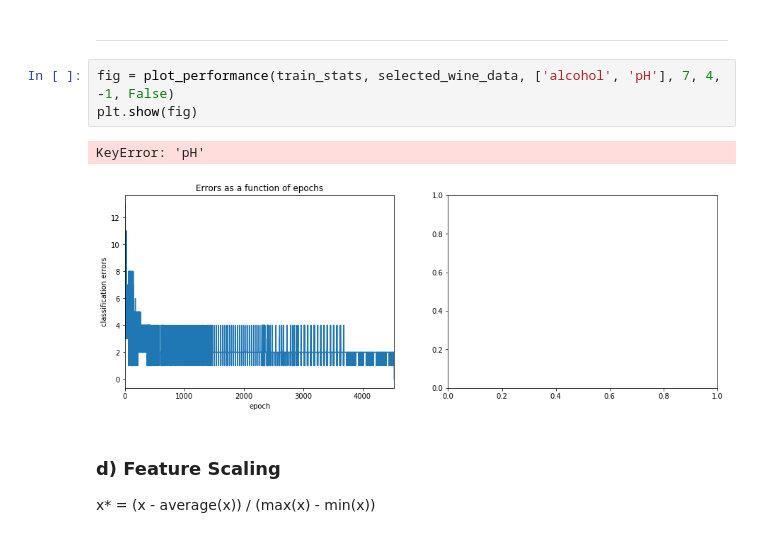
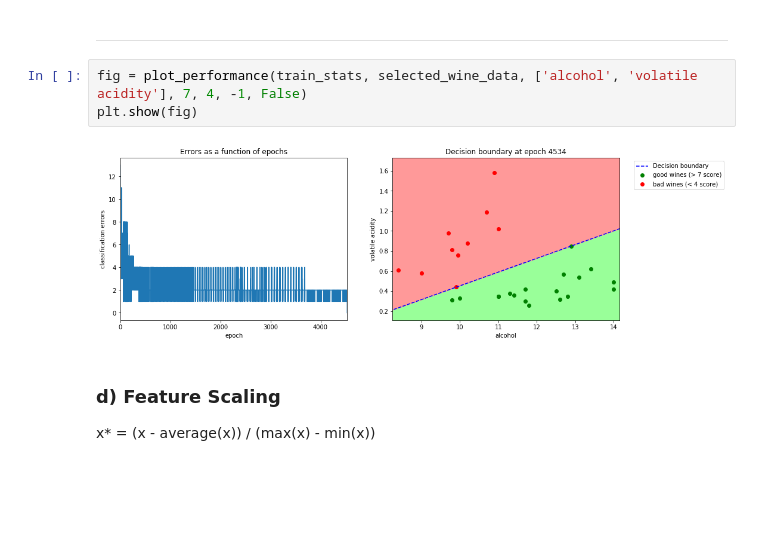
Before and after one commit to volchey/Unit, a Jupyter notebook: ft_sommelier/resources/ft_sommelier.ipynb, the cells around one changed output. Drawn from its saved outputs; the diff is of its cells as text; blank space fills up the shorter version.

Commit message:
started to plot boundary decision

```diff
--- a/ft_sommelier/resources/ft_sommelier.ipynb
+++ b/ft_sommelier/resources/ft_sommelier.ipynb
@@ -382,11 +382,10 @@ CalledProcessError: Command '['ffmpeg', '-f', 'rawvideo', '-vcodec', 'rawvideo',
 # %% [markdown]
 ---
 # %%
-fig = plot_performance(train_stats, selected_wine_data, ['alcohol', 'pH'], 7, 4, -1, False)
+fig = plot_performance(train_stats, selected_wine_data, ['alcohol', 'volatile acidity'], 7, 4, -1, False)
 plt.show(fig)
 # %% [output]
-KeyError: 'pH'
-[figure, old version]
+[figure, new version]
 # %% [markdown]
 ### d) Feature Scaling
 
```
Also changed, not shown: parts of 2 cells of this notebook, 1 other file.
